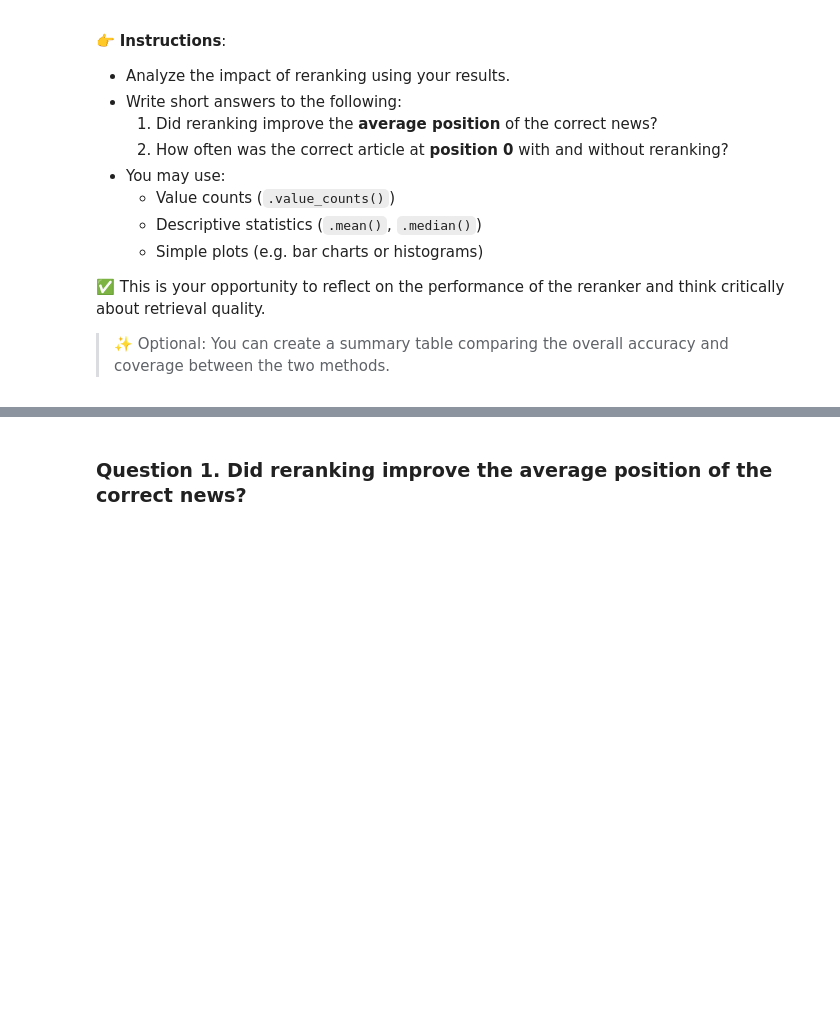
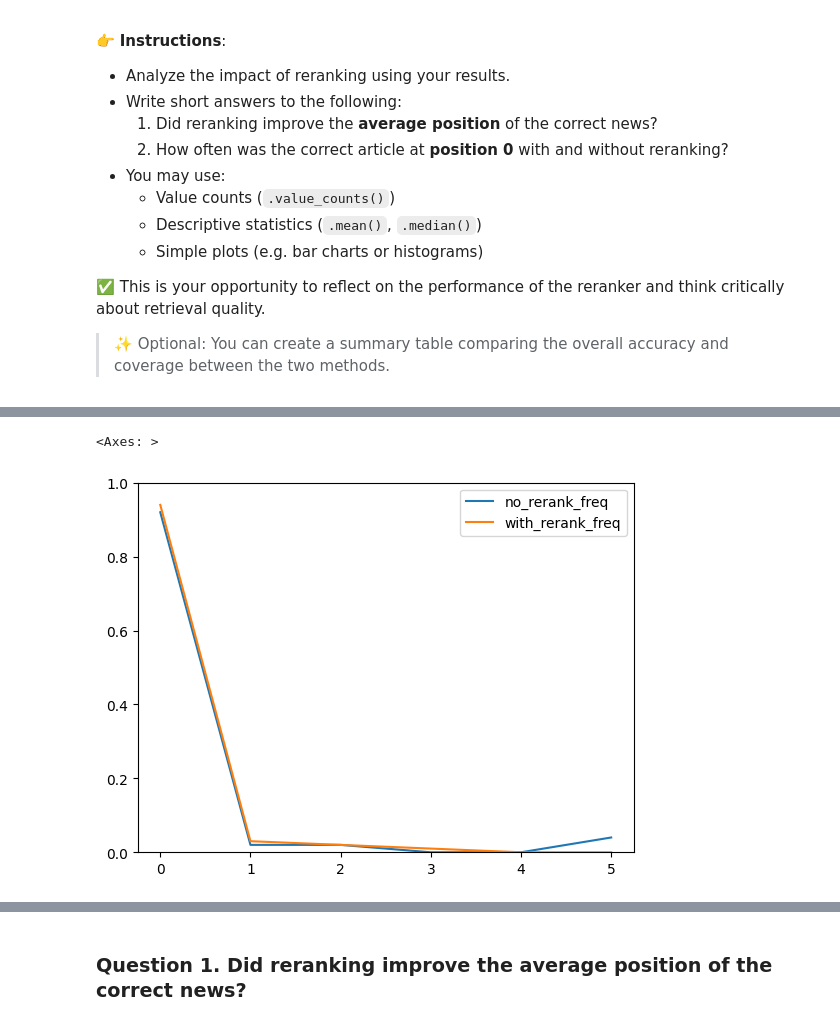
Before and after one commit to ludanortmun/itesm-mna-fintech, a Jupyter notebook: notebooks/rag_reranking_ortegaA01795197.ipynb, the cells around one changed output, grey strips where cells are left out. Drawn from its saved outputs; the diff is of its cells as text; code cells hidden in the pictures; blank space fills up the shorter version.

Commit message:
Implement reranking notebook

```diff
--- a/notebooks/rag_reranking_ortegaA01795197.ipynb
+++ b/notebooks/rag_reranking_ortegaA01795197.ipynb
@@ -237,0 +269,5 @@ dont answer anything else other than the question!
+# %%
+questions = [generate_question(article) for article in df_news_questions['SUMMARY']]
+df_news_questions['QUESTION'] = questions
+
+display(df_news_questions)
@@ -315,0 +460,11 @@ Name: count, dtype: int64
+# %%
+# Because the reranked results didn't include any not found, it messes with the mean computation.
+# If we treat "not-found" as 5,
+n = len(df_news_questions)
+
+display("Average position without reranking (treating not found as 5)")
+adjusted_no_reranker = df_news_questions['NO_RERANKER'].apply(lambda x: 5 if x == 'not found' else x)
+display(adjusted_no_reranker.mean())
+
+display("Average position with reranking")
+display(df_news_questions['WITH_RERANKER'].sum()/n)
@@ -315,0 +486,26 @@ Name: count, dtype: int64
+# %%
+no_rerank_f = []
+with_rerank_f = []
+
+
+for i in range(5):
+    df_filtered = df_news_questions[df_news_questions['NO_RERANKER'] == i]
+    no_rerank_f.append(len(df_filtered)/n)
+
+    df_filtered = df_news_questions[df_news_questions['WITH_RERANKER'] == i]
+    with_rerank_f.append(len(df_filtered)/n)
+
+
+df_filtered = df_news_questions[df_news_questions['NO_RERANKER'] == 'not found']
+no_rerank_f.append(len(df_filtered)/n)
+
+df_filtered = df_news_questions[df_news_questions['WITH_RERANKER'] == 'not found']
+with_rerank_f.append(len(df_filtered)/n)
+
+df_rank_frequencies = pd.DataFrame({'no_rerank_freq': no_rerank_f,
+                                    'no_rerank_cum_freq': np.cumsum(no_rerank_f),
+                                    'with_rerank_freq': with_rerank_f,
+                                    'with_rerank_cum_freq': np.cumsum(with_rerank_f)}, index=range(6))
+
+display("Frequency of position (5 = not found)")
+display(df_rank_frequencies)
@@ -315,0 +521,5 @@ Name: count, dtype: int64
+# %%
+df_rank_frequencies[['no_rerank_freq', 'with_rerank_freq']].plot(kind='line', ylim=(0,1))
+# %% [output]
+<Axes: >
+[figure, added]
```
Also changed, not shown: parts of 23 cells of this notebook.
